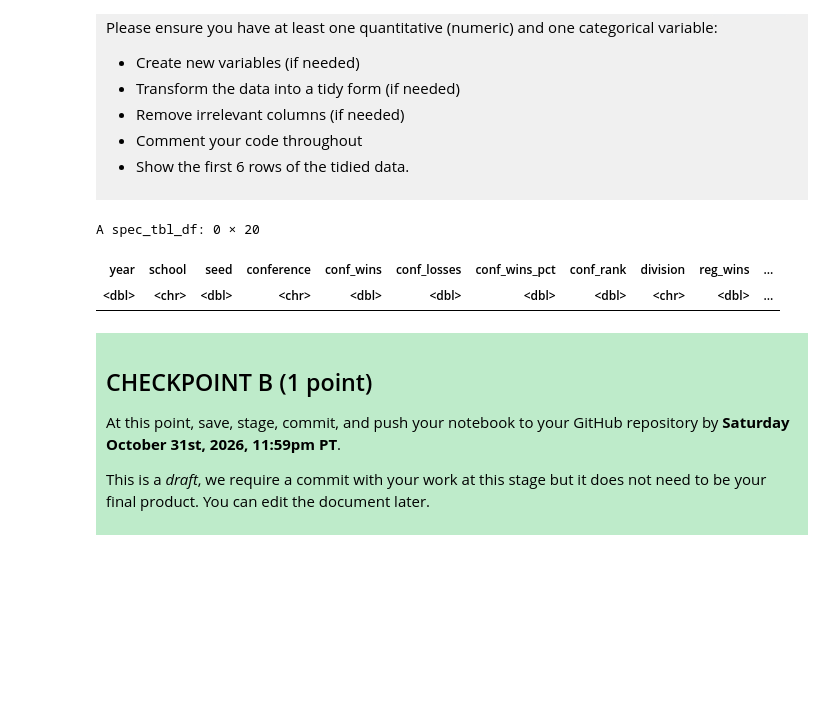
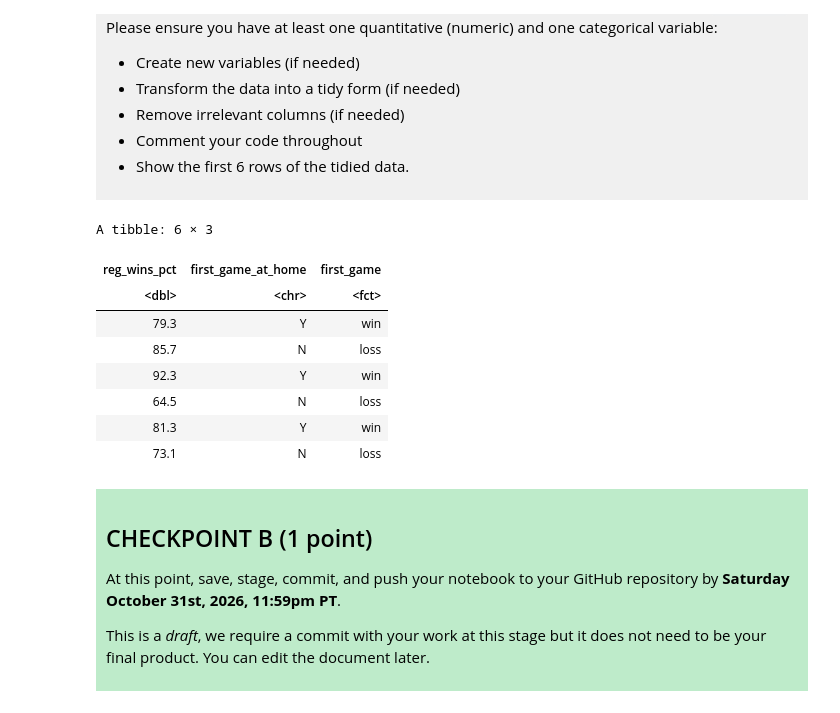
Before and after one commit to Avin-mo/dsci-100-project-avin-motie, a Jupyter notebook: dsci-100-project-notebook.ipynb, the cells around one changed output. Drawn from its saved outputs; the diff is of its cells as text; code cells hidden in the pictures; blank space fills up the shorter version.

Commit message:
feat: cleaned the data, created the new column first_game

```diff
--- a/dsci-100-project-notebook.ipynb
+++ b/dsci-100-project-notebook.ipynb
@@ -222,22 +212,26 @@ Produce a tidy data set that could be used to answer your research question usin
 </div>
 # %%
 ### EDIT THIS CODE CELL ###
-# We need:
-# - reg_wins_pct
-# - first_game_at_home
-# - school
-# - tourney_wins
-# - tourney_losses
-# - tourney_finish
 
-# - get a new column -> first_game: won the first game
+# For this research question we need the columns reg_wins_pct and first_game_at_home. We also need to create
+# a column that shows whether the team has won or lost their first game in the tournament. I used mutate() for that and
+# selected the desired columns using select()
+clean_full_data <- full_data |>
+                    mutate(first_game = as_factor(if_else(tourney_wins >= 1, "win", "loss"))) |>
+                    select(reg_wins_pct, first_game_at_home, first_game)
 
-clean_full_data <- filter(full_data, tourney_finish == ~"first_round_loss")
-clean_full_data
+clean_full_data_sliced <- slice(clean_full_data, 1:6)
+clean_full_data_sliced
 # %% [output]
-A spec_tbl_df: 0 × 20
+A tibble: 6 × 3
-| year | school | seed | conference | conf_wins | conf_losses | conf_wins_pct | conf_rank | division | reg_wins | ... |
-| <dbl> | <chr> | <dbl> | <chr> | <dbl> | <dbl> | <dbl> | <dbl> | <chr> | <dbl> | ... |
+| reg_wins_pct | first_game_at_home | first_game |
+| <dbl> | <chr> | <fct> |
+| 79.3 | Y | win |
+| 85.7 | N | loss |
+| 92.3 | Y | win |
+| 64.5 | N | loss |
+| 81.3 | Y | win |
+| 73.1 | N | loss |
 # %% [markdown]
 <div style="background-color: #beebca; padding: 10px;">
 
```
Also changed, not shown: parts of 1 cell of this notebook.
